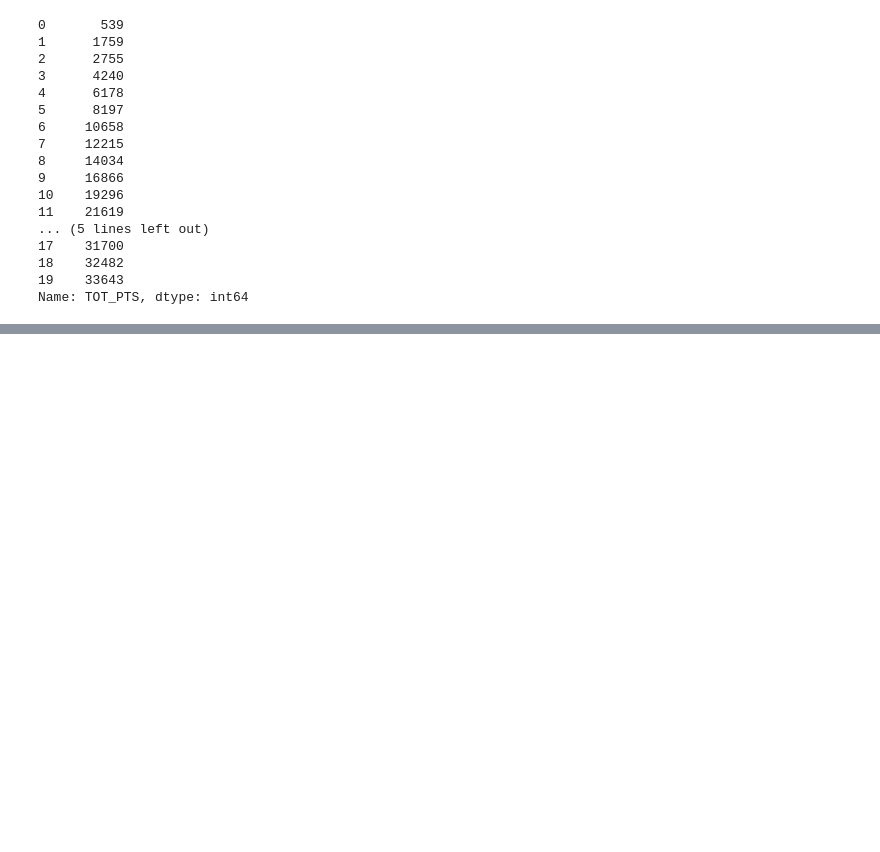
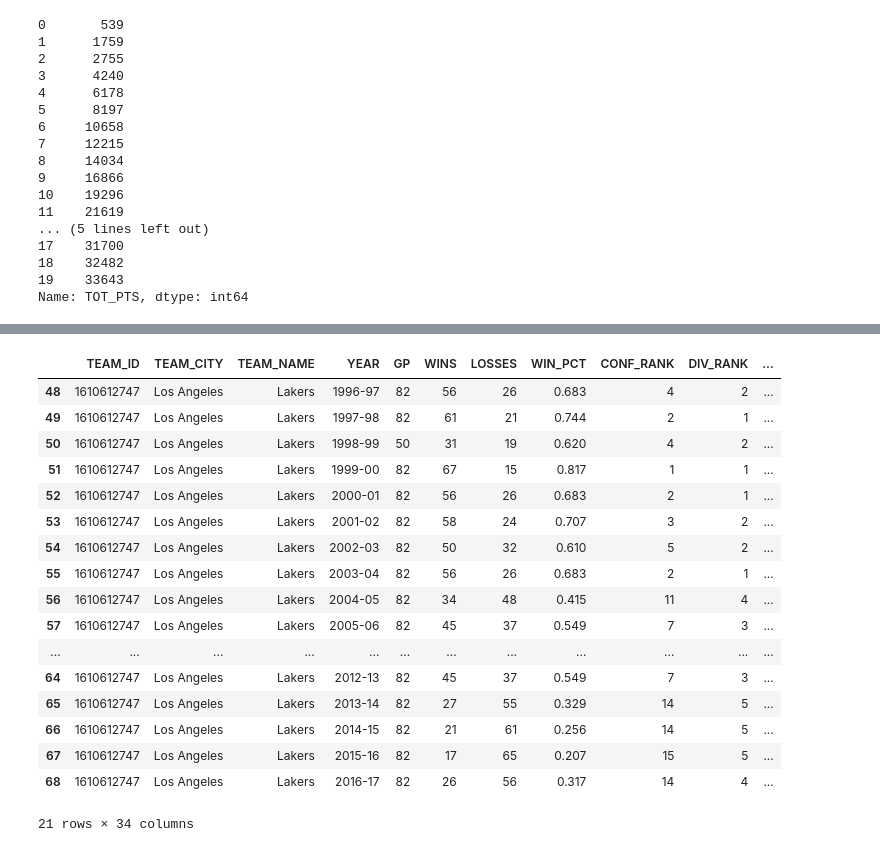
Before and after one commit to brunocgrillo/kobe_stats, a Jupyter notebook: nba.ipynb, the cells around one changed output, grey strips where cells are left out. Saved outputs shown, nothing was run; the diff lists cells and outputs as text; code cells hidden in the pictures; blank space fills up the shorter version.

```diff
--- a/nba.ipynb
+++ b/nba.ipynb
@@ -138,0 +149,26 @@ fig.show()
+# %%
+from nba_api.stats.endpoints import teamyearbyyearstats
+
+lakers_stats = teamyearbyyearstats.TeamYearByYearStats(team_id=lakers_id)
+lakers_stats = lakers_stats.get_data_frames()[0]
+lakers_stats = lakers_stats[(lakers_stats['YEAR'] >= '1996-97') & (lakers_stats['YEAR'] <= '2016-17')]
+lakers_stats
+# %% [output]
+|  | TEAM_ID | TEAM_CITY | TEAM_NAME | YEAR | GP | WINS | LOSSES | WIN_PCT | CONF_RANK | DIV_RANK | ... |
+| 48 | 1610612747 | Los Angeles | Lakers | 1996-97 | 82 | 56 | 26 | 0.683 | 4 | 2 | ... |
+| 49 | 1610612747 | Los Angeles | Lakers | 1997-98 | 82 | 61 | 21 | 0.744 | 2 | 1 | ... |
+| 50 | 1610612747 | Los Angeles | Lakers | 1998-99 | 50 | 31 | 19 | 0.620 | 4 | 2 | ... |
+| 51 | 1610612747 | Los Angeles | Lakers | 1999-00 | 82 | 67 | 15 | 0.817 | 1 | 1 | ... |
+| 52 | 1610612747 | Los Angeles | Lakers | 2000-01 | 82 | 56 | 26 | 0.683 | 2 | 1 | ... |
+| 53 | 1610612747 | Los Angeles | Lakers | 2001-02 | 82 | 58 | 24 | 0.707 | 3 | 2 | ... |
+| 54 | 1610612747 | Los Angeles | Lakers | 2002-03 | 82 | 50 | 32 | 0.610 | 5 | 2 | ... |
+| 55 | 1610612747 | Los Angeles | Lakers | 2003-04 | 82 | 56 | 26 | 0.683 | 2 | 1 | ... |
+| 56 | 1610612747 | Los Angeles | Lakers | 2004-05 | 82 | 34 | 48 | 0.415 | 11 | 4 | ... |
+| 57 | 1610612747 | Los Angeles | Lakers | 2005-06 | 82 | 45 | 37 | 0.549 | 7 | 3 | ... |
+| ... | ... | ... | ... | ... | ... | ... | ... | ... | ... | ... | ... |
+| 64 | 1610612747 | Los Angeles | Lakers | 2012-13 | 82 | 45 | 37 | 0.549 | 7 | 3 | ... |
+| 65 | 1610612747 | Los Angeles | Lakers | 2013-14 | 82 | 27 | 55 | 0.329 | 14 | 5 | ... |
+| 66 | 1610612747 | Los Angeles | Lakers | 2014-15 | 82 | 21 | 61 | 0.256 | 14 | 5 | ... |
+| 67 | 1610612747 | Los Angeles | Lakers | 2015-16 | 82 | 17 | 65 | 0.207 | 15 | 5 | ... |
+| 68 | 1610612747 | Los Angeles | Lakers | 2016-17 | 82 | 26 | 56 | 0.317 | 14 | 4 | ... |
+21 rows × 34 columns
```
Also changed, not shown: parts of 9 cells of this notebook.
